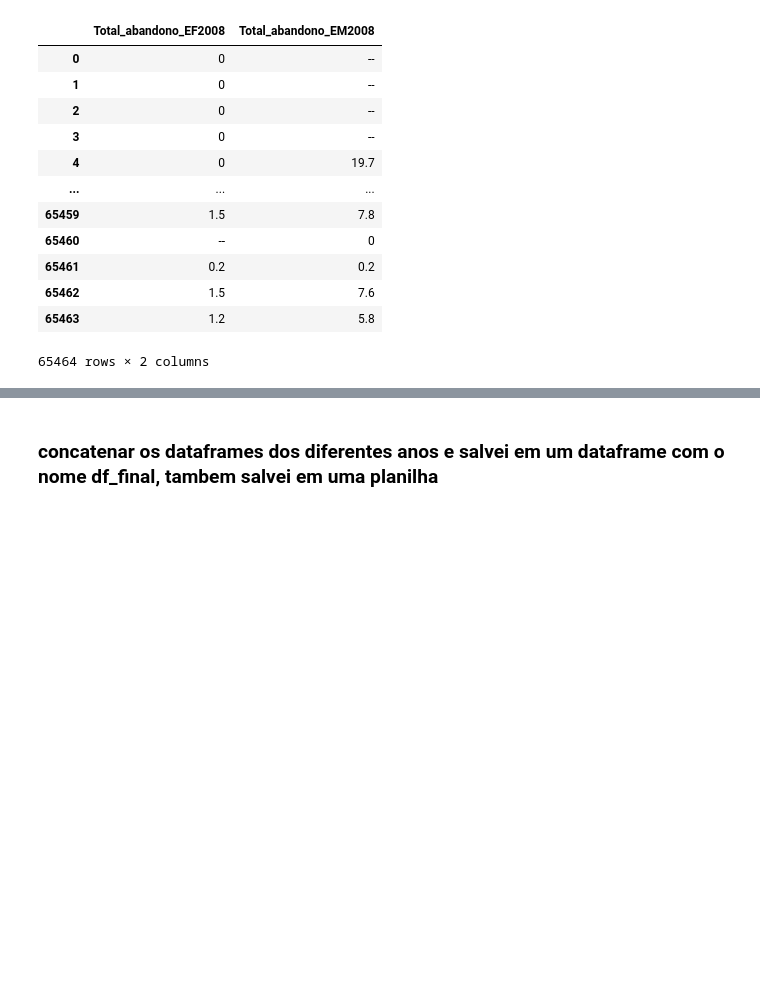
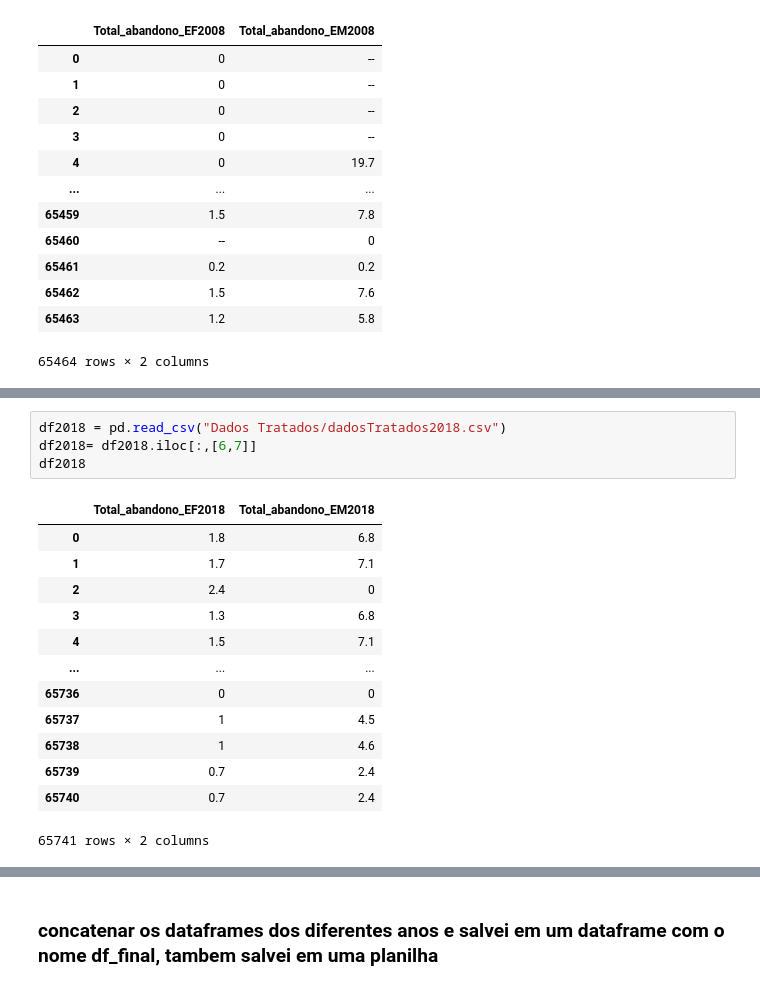
Before and after one commit to thiagodasillva/escolarData, a Jupyter notebook: mesclagem.ipynb, the cells around one changed output, grey strips where cells are left out. Drawn from its saved outputs; the diff is of its cells as text; blank space fills up the shorter version.

```diff
--- a/mesclagem.ipynb
+++ b/mesclagem.ipynb
@@ -67,0 +202,18 @@ df2015
+# %%
+df2018 = pd.read_csv("Dados Tratados/dadosTratados2018.csv")
+df2018= df2018.iloc[:,[6,7]]
+df2018
+# %% [output]
+|  | Total_abandono_EF2018 | Total_abandono_EM2018 |
+| 0 | 1.8 | 6.8 |
+| 1 | 1.7 | 7.1 |
+| 2 | 2.4 | 0 |
+| 3 | 1.3 | 6.8 |
+| 4 | 1.5 | 7.1 |
+| ... | ... | ... |
+| 65736 | 0 | 0 |
+| 65737 | 1 | 4.5 |
+| 65738 | 1 | 4.6 |
+| 65739 | 0.7 | 2.4 |
+| 65740 | 0.7 | 2.4 |
+65741 rows × 2 columns
```
Also changed, not shown: parts of 17 cells of this notebook, 1 other file.
